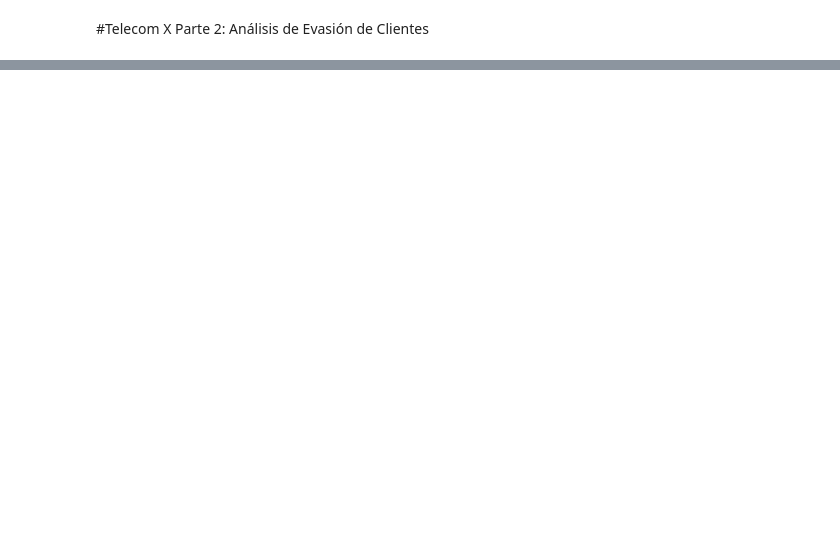
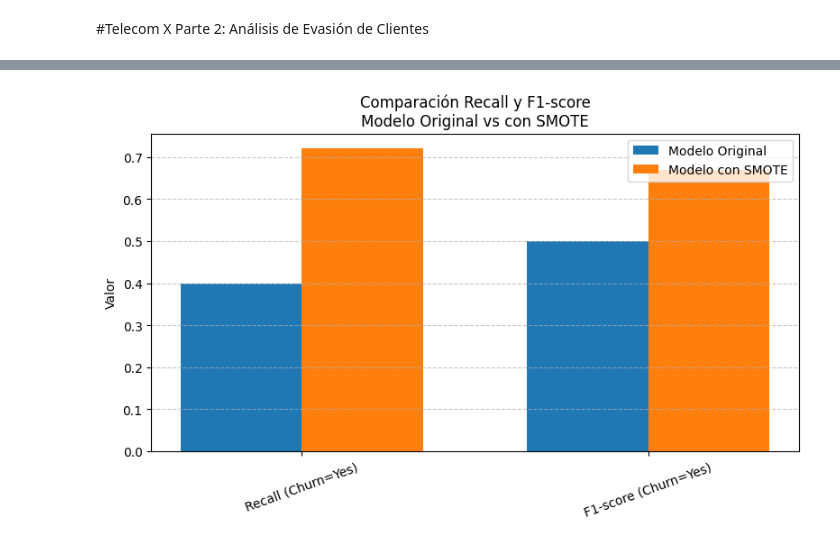
Before and after one commit to JonathanJulDiaz/challenge-telecomx-parte2, a Jupyter notebook: challenge_telecomX_parte2.ipynb, the cells around one changed output, grey strips where cells are left out. Saved outputs shown, nothing was run; the diff lists cells and outputs as text; code cells hidden in the pictures; blank space fills up the shorter version.

```diff
--- a/challenge_telecomX_parte2.ipynb
+++ b/challenge_telecomX_parte2.ipynb
@@ -60,0 +656,35 @@ df_encoded.head()
+# %%
+import matplotlib.pyplot as plt
+import pandas as pd
+
+# Simulación de métricas (ejemplo)
+resultados = pd.DataFrame({
+    "Métrica": ["Accuracy", "Precision (Churn=Yes)", "Recall (Churn=Yes)", "F1-score (Churn=Yes)"],
+    "Modelo Original": [0.82, 0.65, 0.40, 0.50],
+    "Modelo con SMOTE": [0.80, 0.62, 0.72, 0.67]
+})
+
+# Filtrar solo Recall y F1-score para graficar
+metrics_to_plot = resultados[resultados["Métrica"].isin(["Recall (Churn=Yes)", "F1-score (Churn=Yes)"])]
+
+# Crear gráfico de barras comparativo
+fig, ax = plt.subplots(figsize=(8, 5))
+bar_width = 0.35
+x = range(len(metrics_to_plot))
+
+ax.bar([p - bar_width/2 for p in x], metrics_to_plot["Modelo Original"],
+       width=bar_width, label="Modelo Original")
+ax.bar([p + bar_width/2 for p in x], metrics_to_plot["Modelo con SMOTE"],
+       width=bar_width, label="Modelo con SMOTE")
+
+ax.set_xticks(x)
+ax.set_xticklabels(metrics_to_plot["Métrica"], rotation=20)
+ax.set_ylabel("Valor")
+ax.set_title("Comparación Recall y F1-score\nModelo Original vs con SMOTE")
+ax.legend()
+ax.grid(axis="y", linestyle="--", alpha=0.7)
+
+plt.tight_layout()
+plt.show()
+# %% [output]
+[figure, added]
```
Also changed, not shown: parts of 43 cells of this notebook.
